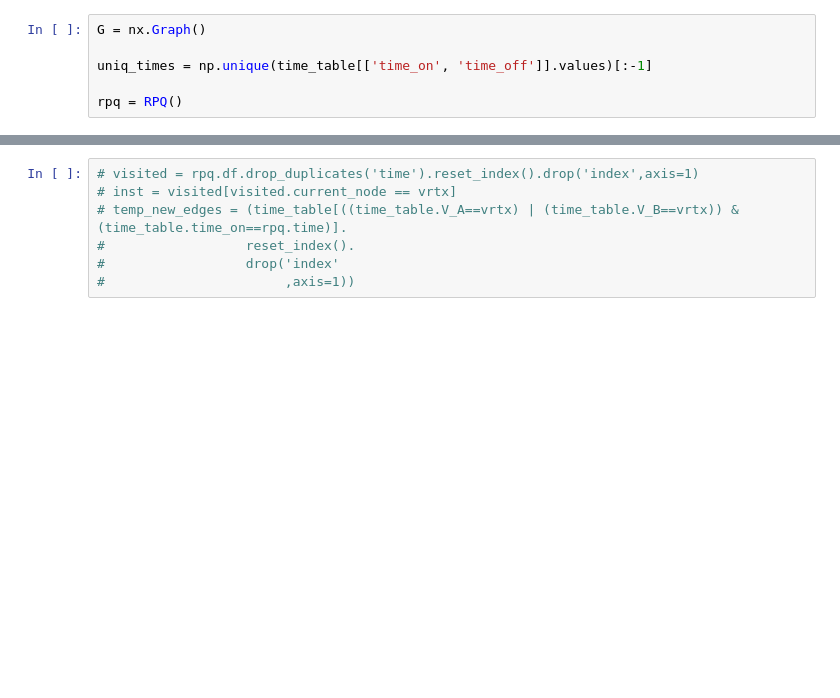
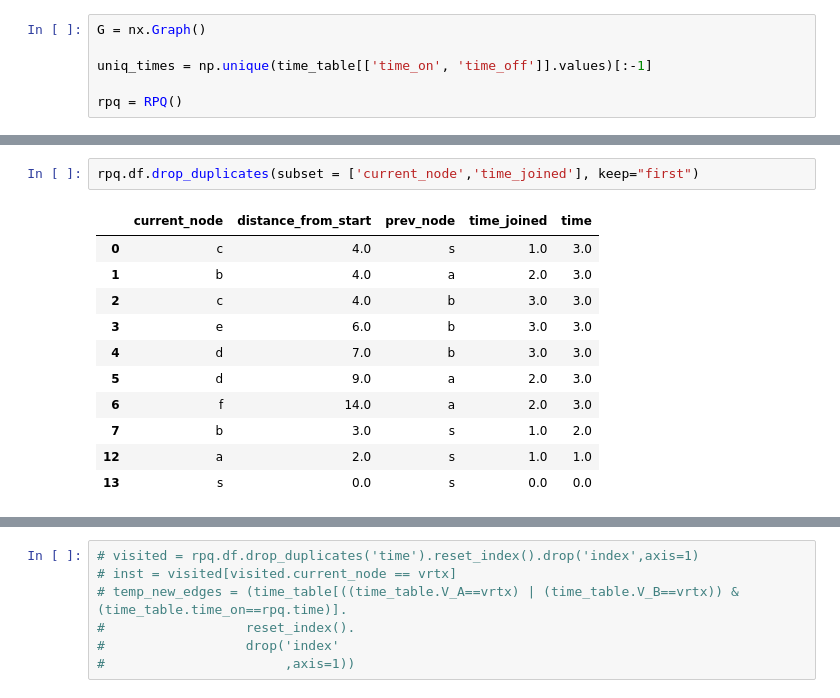
Before and after one commit to kostfere/code_snippets, a Jupyter notebook: dynamic_dijkstra.ipynb, the cells around one changed output, grey strips where cells are left out. Saved outputs shown, nothing was run; the diff lists cells and outputs as text; blank space fills up the shorter version.

```diff
--- a/dynamic_dijkstra.ipynb
+++ b/dynamic_dijkstra.ipynb
@@ -310,0 +219,14 @@ vrtx
+# %%
+rpq.df.drop_duplicates(subset = ['current_node','time_joined'], keep="first")
+# %% [output]
+|  | current_node | distance_from_start | prev_node | time_joined | time |
+| 0 | c | 4.0 | s | 1.0 | 3.0 |
+| 1 | b | 4.0 | a | 2.0 | 3.0 |
+| 2 | c | 4.0 | b | 3.0 | 3.0 |
+| 3 | e | 6.0 | b | 3.0 | 3.0 |
+| 4 | d | 7.0 | b | 3.0 | 3.0 |
+| 5 | d | 9.0 | a | 2.0 | 3.0 |
+| 6 | f | 14.0 | a | 2.0 | 3.0 |
+| 7 | b | 3.0 | s | 1.0 | 2.0 |
+| 12 | a | 2.0 | s | 1.0 | 1.0 |
+| 13 | s | 0.0 | s | 0.0 | 0.0 |
```
Also changed, not shown: parts of 52 cells of this notebook, 2 other files.
